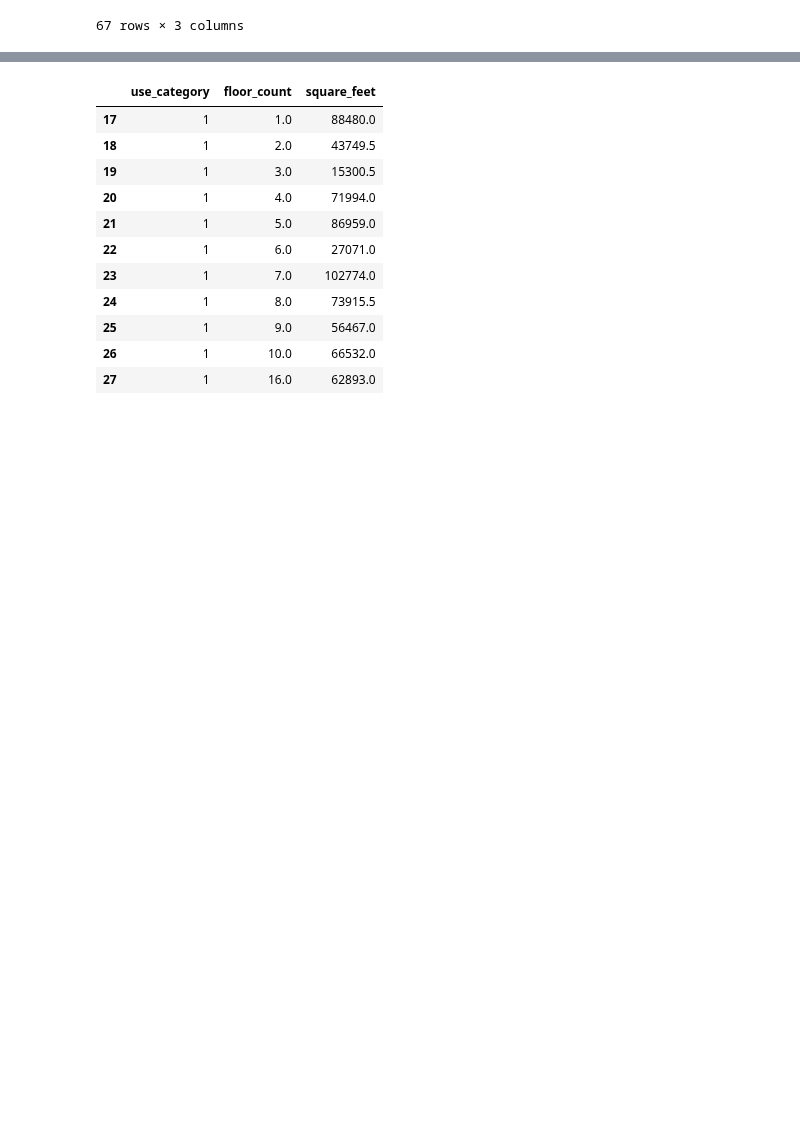
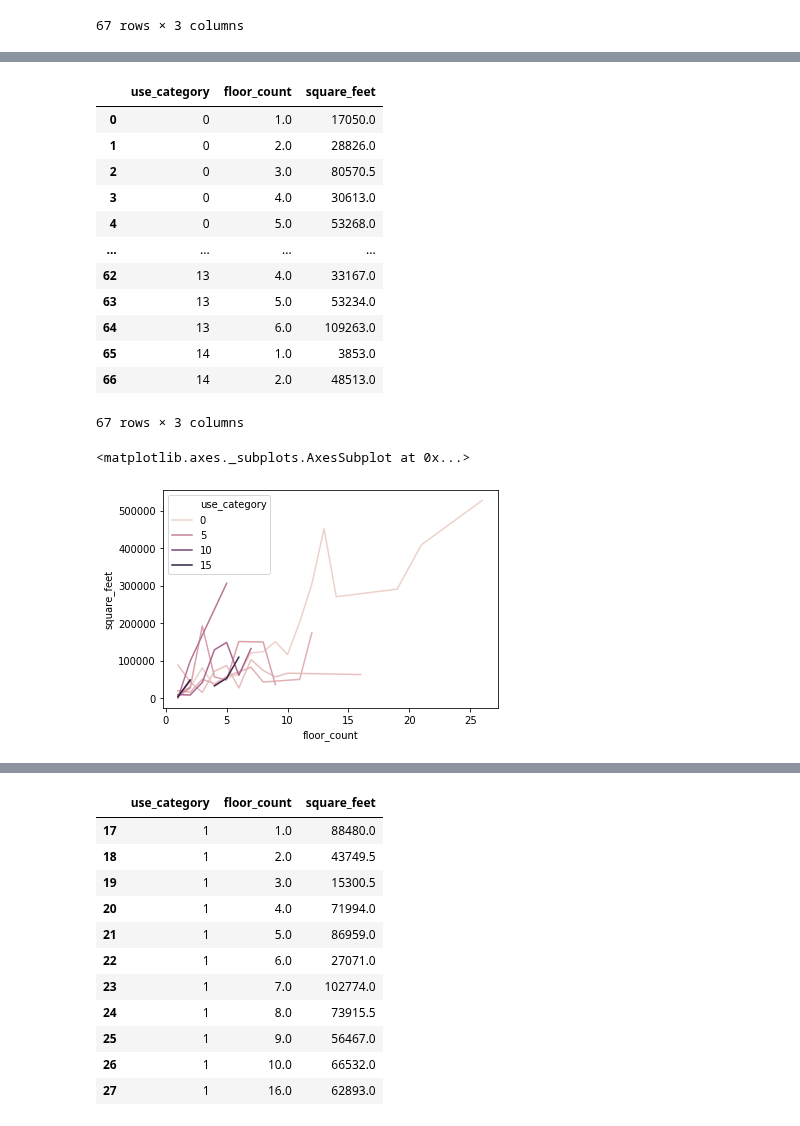
Before and after one commit to ravi-gopalan/DAND_Data_Wrangling, a Jupyter notebook: ashrae_1.ipynb, the cells around one changed output, grey strips where cells are left out. Drawn from its saved outputs; the diff is of its cells as text; code cells hidden in the pictures; blank space fills up the shorter version.

```diff
--- a/ashrae_1.ipynb
+++ b/ashrae_1.ipynb
@@ -204,0 +268,23 @@ df_building_metadata[['use_category','floor_count','square_feet']].groupby(['use
+# %%
+df_building_metadata[['use_category','floor_count','square_feet']].groupby(['use_category','floor_count'],as_index=False)\
+['square_feet'].median()
+
+
+sns.lineplot(data=df_building_metadata[['use_category','floor_count','square_feet']].groupby(['use_category','floor_count'],as_index=False)\
+['square_feet'].median(),x='floor_count',y='square_feet',hue='use_category',)
+# %% [output]
+|  | use_category | floor_count | square_feet |
+| 0 | 0 | 1.0 | 17050.0 |
+| 1 | 0 | 2.0 | 28826.0 |
+| 2 | 0 | 3.0 | 80570.5 |
+| 3 | 0 | 4.0 | 30613.0 |
+| 4 | 0 | 5.0 | 53268.0 |
+| ... | ... | ... | ... |
+| 62 | 13 | 4.0 | 33167.0 |
+| 63 | 13 | 5.0 | 53234.0 |
+| 64 | 13 | 6.0 | 109263.0 |
+| 65 | 14 | 1.0 | 3853.0 |
+| 66 | 14 | 2.0 | 48513.0 |
+67 rows × 3 columns
+<matplotlib.axes._subplots.AxesSubplot at 0x...>
+[figure, added]
```
Also changed, not shown: parts of 33 cells of this notebook.
